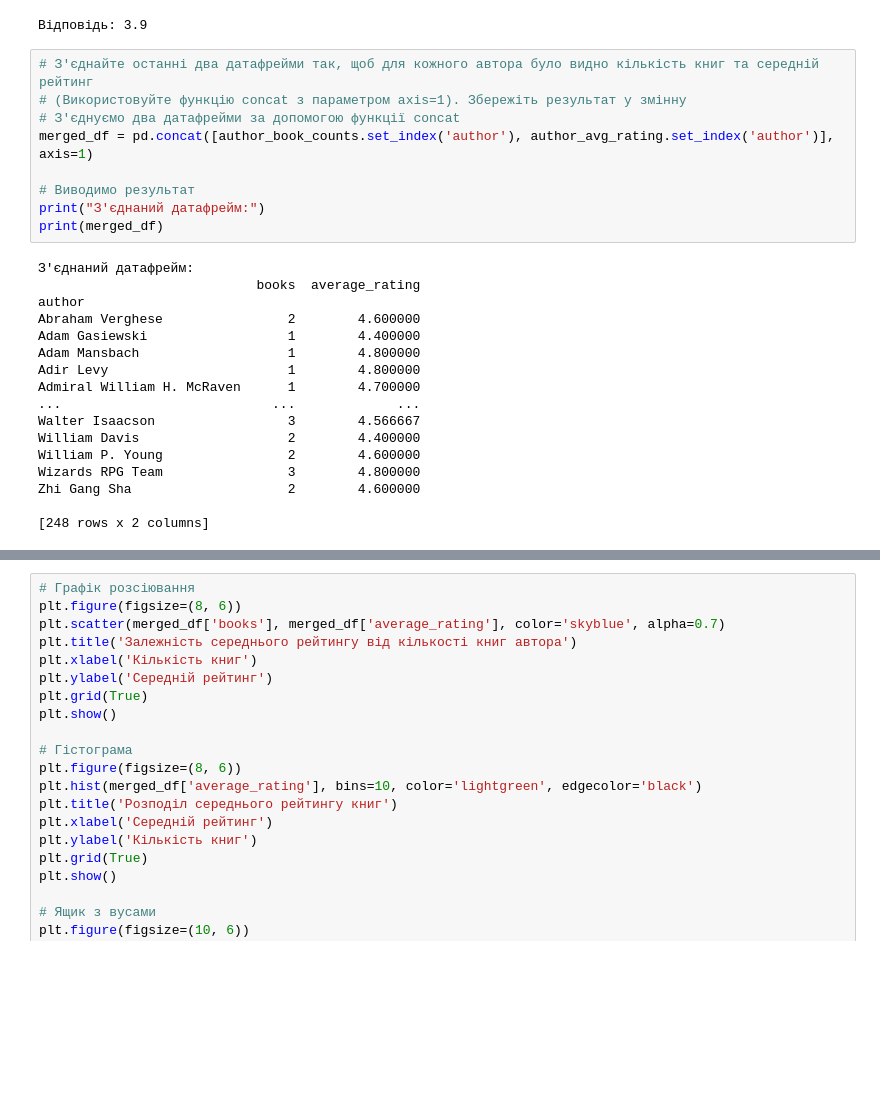
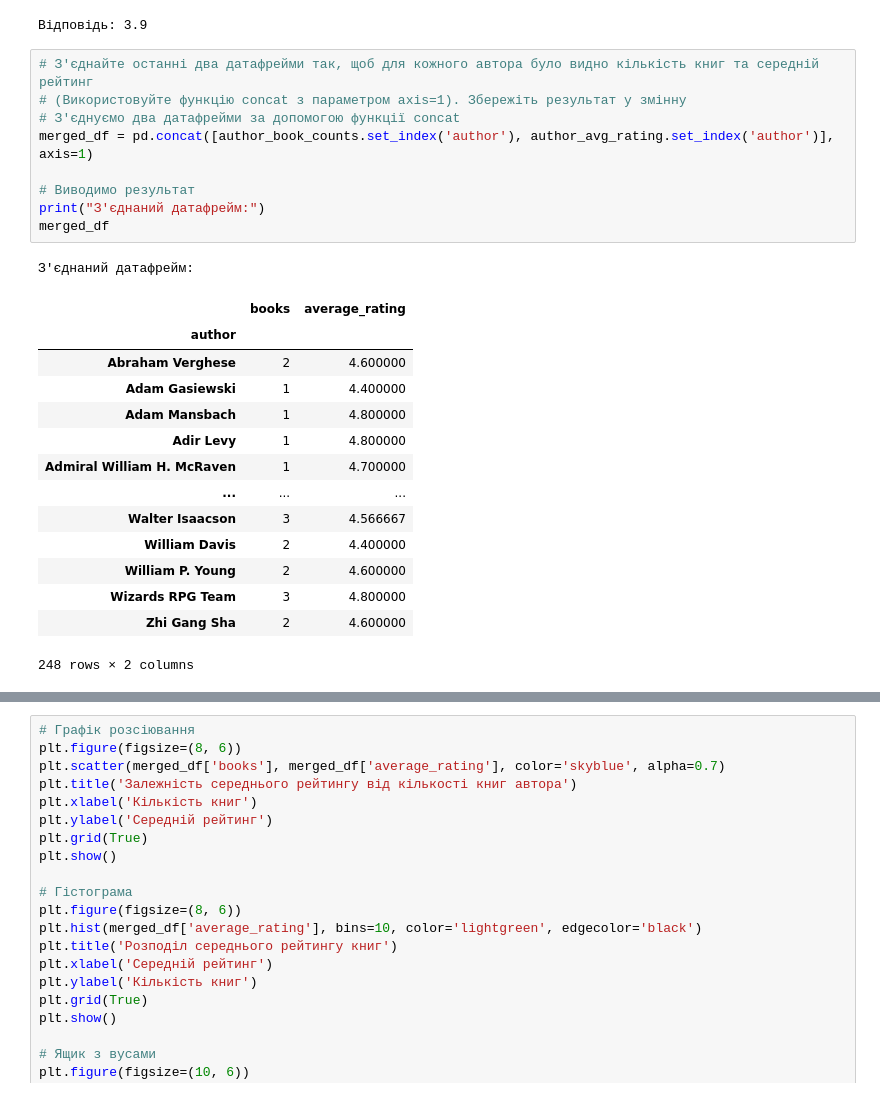
Before and after one commit to Nniikkoollaass/data-science-modul-5-HW, a Jupyter notebook: Hw2_3.ipynb, the cells around one changed output, grey strips where cells are left out. Saved outputs shown, nothing was run; the diff lists cells and outputs as text; blank space fills up the shorter version.

```diff
--- a/Hw2_3.ipynb
+++ b/Hw2_3.ipynb
@@ -465,29 +450,28 @@ print("Відповідь:", avg_rating_min_author)
 # %%
 # З'єднайте останні два датафрейми так, щоб для кожного автора було видно кількість книг та середній рейтинг
 # (Використовуйте функцію concat з параметром axis=1). Збережіть результат у змінну
 # З'єднуємо два датафрейми за допомогою функції concat
 merged_df = pd.concat([author_book_counts.set_index('author'), author_avg_rating.set_index('author')], axis=1)
 
 # Виводимо результат
 print("З'єднаний датафрейм:")
-print(merged_df)
+merged_df
 # %% [output]
 З'єднаний датафрейм:
-                            books  average_rating
-author
-Abraham Verghese                2        4.600000
-Adam Gasiewski                  1        4.400000
-Adam Mansbach                   1        4.800000
-Adir Levy                       1        4.800000
-Admiral William H. McRaven      1        4.700000
-...                           ...             ...
-Walter Isaacson                 3        4.566667
-William Davis                   2        4.400000
-William P. Young                2        4.600000
-Wizards RPG Team                3        4.800000
-Zhi Gang Sha                    2        4.600000
-
-[248 rows x 2 columns]
+|  | books | average_rating |
+| author |  |  |
+| Abraham Verghese | 2 | 4.600000 |
+| Adam Gasiewski | 1 | 4.400000 |
+| Adam Mansbach | 1 | 4.800000 |
+| Adir Levy | 1 | 4.800000 |
+| Admiral William H. McRaven | 1 | 4.700000 |
+| ... | ... | ... |
+| Walter Isaacson | 3 | 4.566667 |
+| William Davis | 2 | 4.400000 |
+| William P. Young | 2 | 4.600000 |
+| Wizards RPG Team | 3 | 4.800000 |
+| Zhi Gang Sha | 2 | 4.600000 |
+248 rows × 2 columns
 # %%
 # Відсортуйте датафрейм за зростаючою кількістю книг та зростаючим рейтингом (використовуйте функцію sort_values)
 # Відсортовуємо датафрейм за зростаючою кількістю книг та зростаючим рейтингом
```
Also changed, not shown: parts of 17 cells of this notebook.
